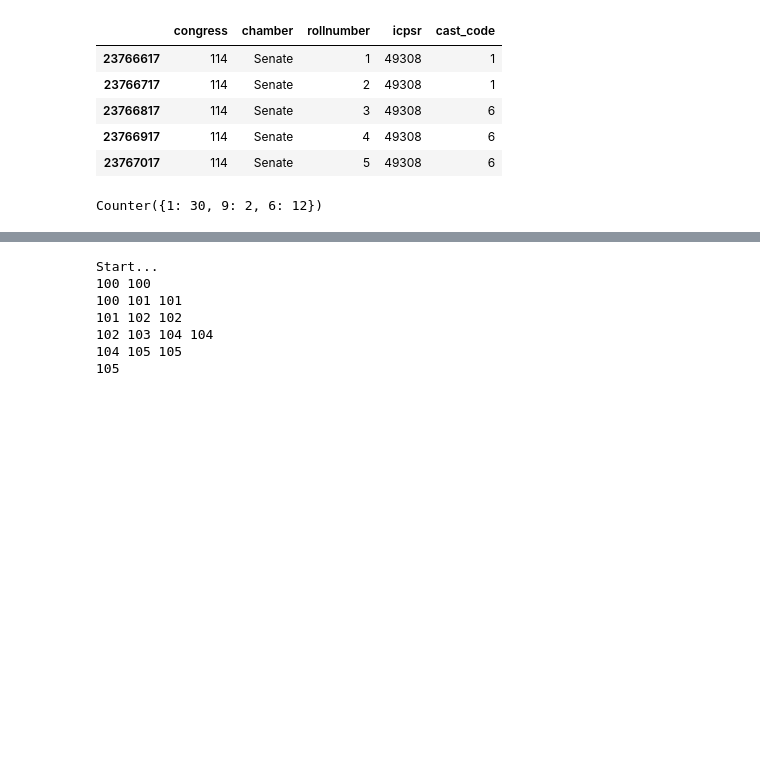
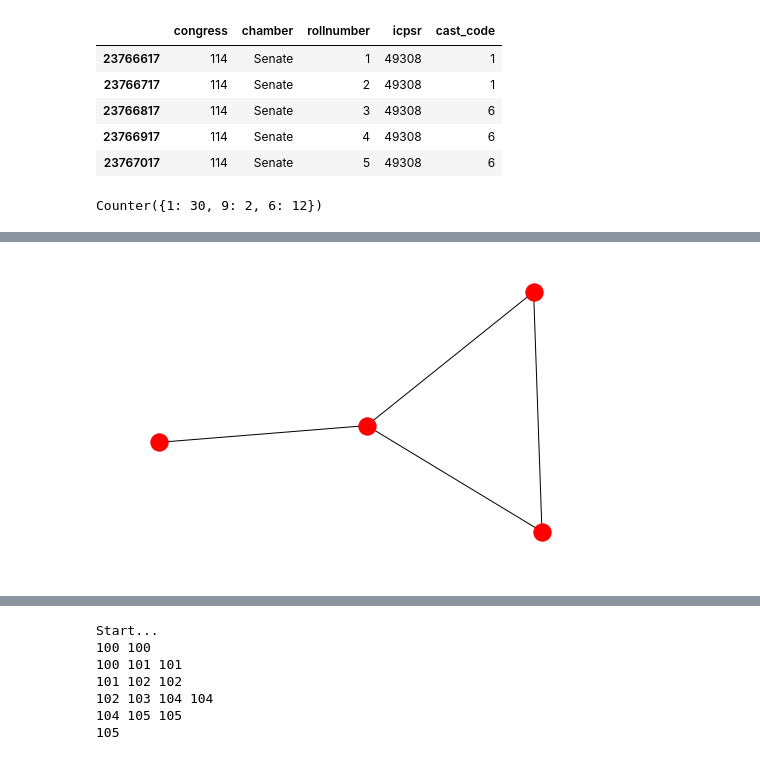
Before and after one commit to kwcooper/congress_analysis, a Jupyter notebook: roll2.ipynb, the cells around one changed output, grey strips where cells are left out. Drawn from its saved outputs; the diff is of its cells as text; code cells hidden in the pictures; blank space fills up the shorter version.

Commit message:
ud with network functions

```diff
--- a/roll2.ipynb
+++ b/roll2.ipynb
@@ -372,0 +432,6 @@ Member MURRAY, Patty (49308) voted 1 and the party 100 voted 1 (0.3)
+# %%
+# Let's look at the graph
+nx.draw(G,pos=nx.spring_layout(G))
+#nx.draw_networkx_labels(G,pos=nx.spring_layout(G))
+# %% [output]
+[figure, added]
```
Also changed, not shown: parts of 8 cells of this notebook.
